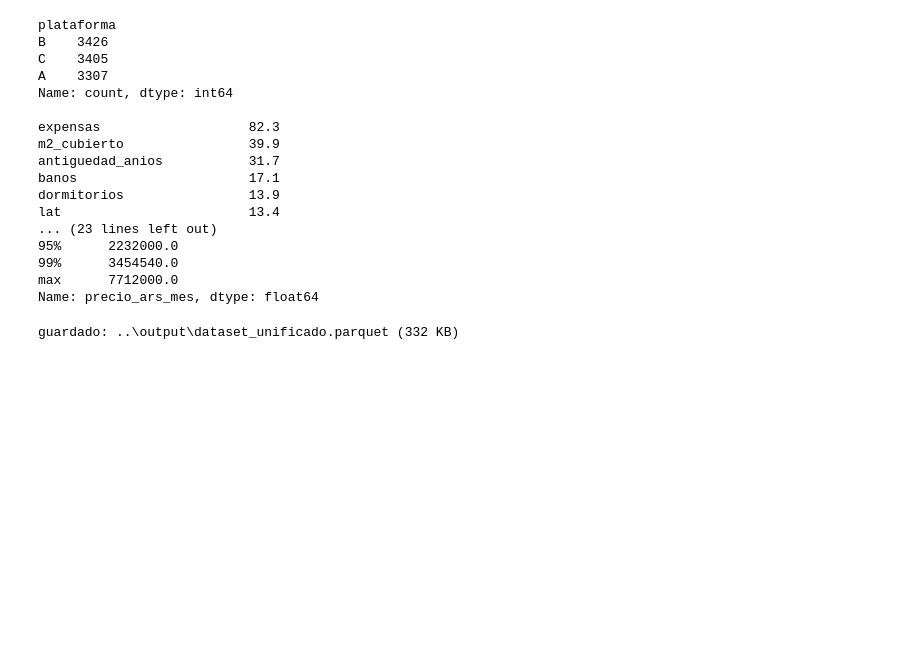
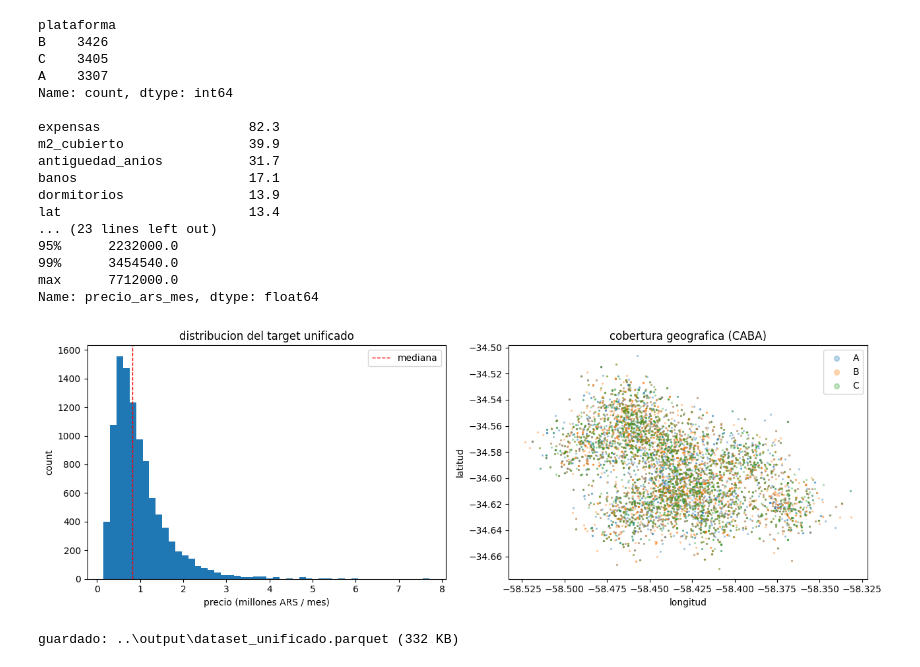
Before and after one commit to MFelix9310/prueba-tecnica-ds-propiedata, a Jupyter notebook: notebooks/01_limpieza.ipynb, the cells around one changed output. Drawn from its saved outputs; the diff is of its cells as text; code cells hidden in the pictures; blank space fills up the shorter version.

```diff
--- a/notebooks/01_limpieza.ipynb
+++ b/notebooks/01_limpieza.ipynb
@@ -349,6 +378,29 @@ lat                        13.4
 99%      3454540.0
 max      7712000.0
 Name: precio_ars_mes, dtype: float64
+# %%
+# distribucion del target unificado y mapa de los listings (lat/lng) por plataforma
+fig, axes = plt.subplots(1, 2, figsize=(13, 4.5))
+
+axes[0].hist(df['precio_ars_mes'] / 1e6, bins=50)
+axes[0].axvline(df['precio_ars_mes'].median() / 1e6, color='red', lw=1, ls='--', label='mediana')
+axes[0].set_xlabel('precio (millones ARS / mes)')
+axes[0].set_ylabel('count')
+axes[0].set_title('distribucion del target unificado')
+axes[0].legend()
+
+for plat, color in [('A', 'tab:blue'), ('B', 'tab:orange'), ('C', 'tab:green')]:
+    sub = df[df['plataforma'] == plat]
+    axes[1].scatter(sub['lng'], sub['lat'], s=2, alpha=0.3, label=plat, color=color)
+axes[1].set_xlabel('longitud')
+axes[1].set_ylabel('latitud')
+axes[1].set_title('cobertura geografica (CABA)')
+axes[1].legend(markerscale=4)
+
+plt.tight_layout()
+plt.show()
+# %% [output]
+[figure, added]
 # %%
 # guardo a parquet
 out_path = OUT / 'dataset_unificado.parquet'
```
Also changed, not shown: parts of 3 cells of this notebook.
